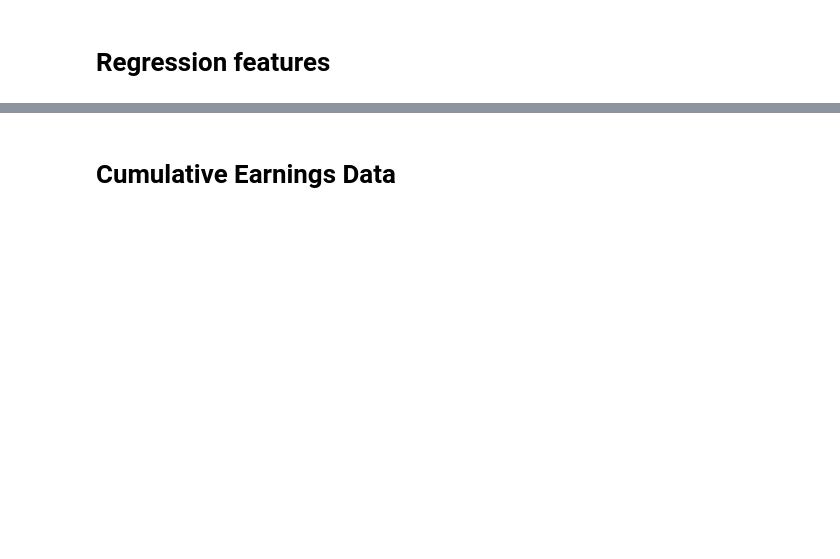
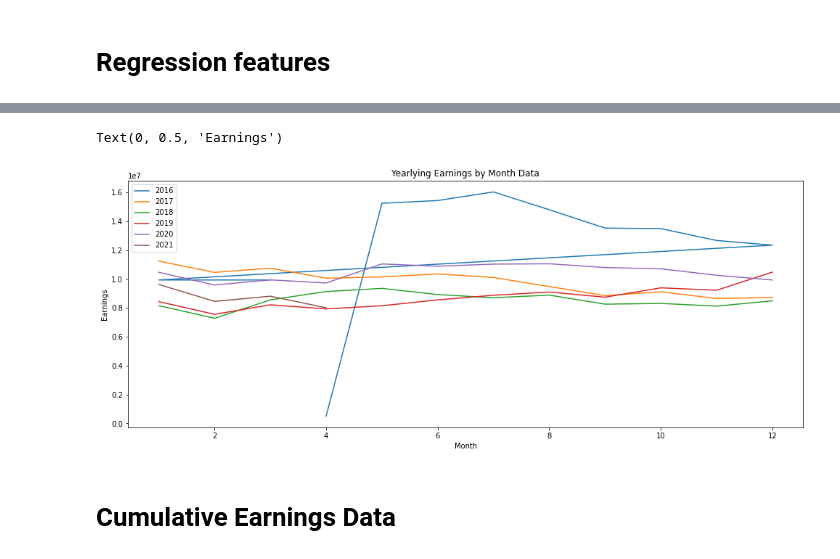
Before and after one commit to sethjuarez/tlaloc, a Jupyter notebook: notebooks/explore.ipynb, the cells around one changed output, grey strips where cells are left out. Saved outputs shown, nothing was run; the diff lists cells and outputs as text; code cells hidden in the pictures; blank space fills up the shorter version.

```diff
--- a/notebooks/explore.ipynb
+++ b/notebooks/explore.ipynb
@@ -59,11 +96,14 @@ df_stores_total_monthly.head()
 # %%
 fig, ax = plt.subplots(figsize=(1600/96., 600/96.))
 for key, grp in df_stores_total_monthly.groupby(['Year']):
     ax = grp.plot(ax=ax, kind='line', x='Month', y='earnings', label=key)
 leg = ax.legend()
-plt.title(f'Yearling Earnings by Month Data')
+plt.title(f'Yearlying Earnings by Month Data')
 plt.xlabel('Month')
 plt.ylabel('Earnings')
+# %% [output]
+Text(0, 0.5, 'Earnings')
+[figure, added]
 # %% [markdown]
 # Cumulative Earnings Data
 # %%
```
Also changed, not shown: parts of 14 cells of this notebook.
